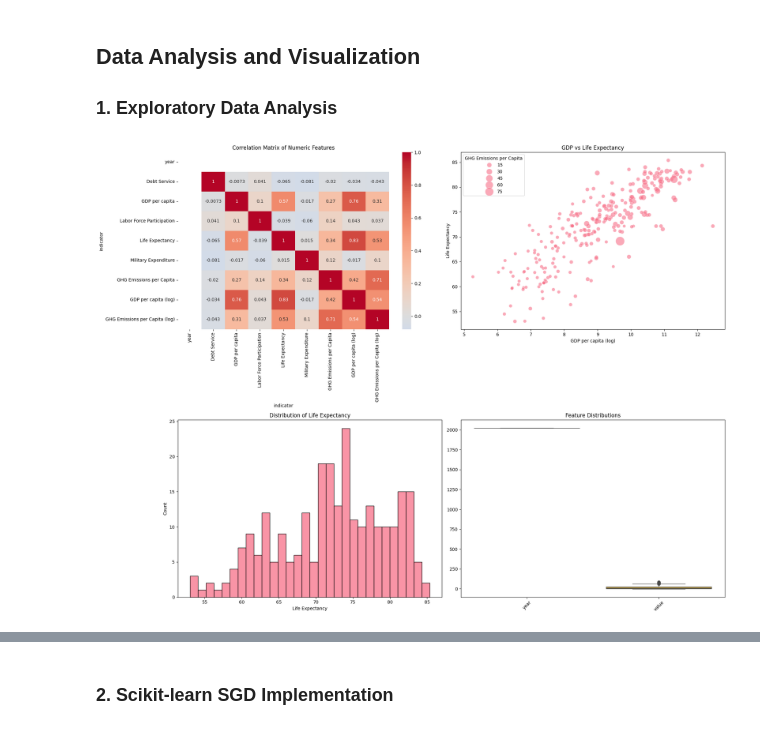
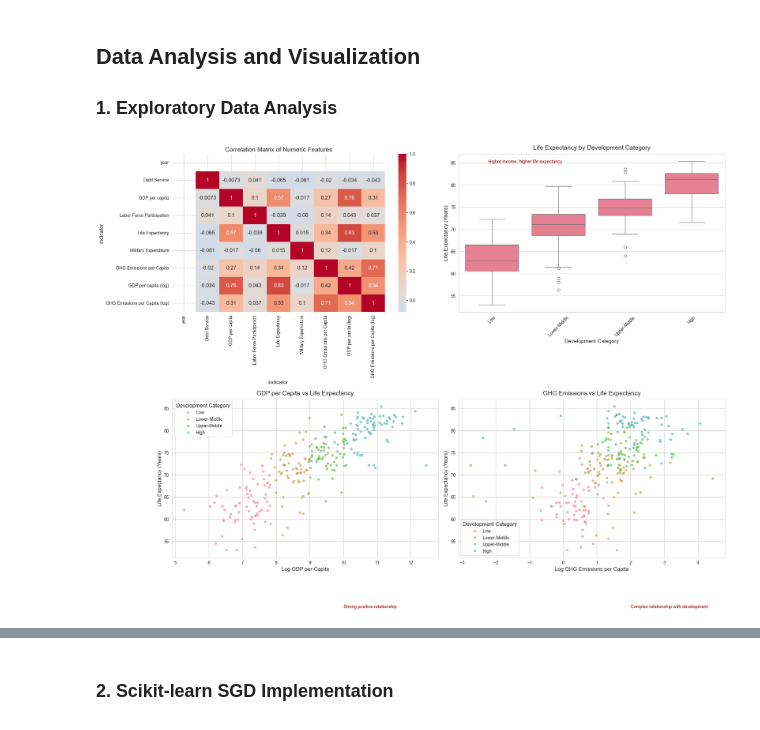
Before and after one commit to harryt50/INDE577_WDI, a Jupyter notebook: supervised learning/gradient_descent/gradient_descent_notebook.ipynb, the cells around one changed output, grey strips where cells are left out. Cells and saved outputs as stored; diff of their text form; code cells hidden in the pictures.

```diff
--- a/supervised learning/gradient_descent/gradient_descent_notebook.ipynb
+++ b/supervised learning/gradient_descent/gradient_descent_notebook.ipynb
@@ -223,6 +123,13 @@ def preprocess_data(df):
     numeric_columns = df_recent.select_dtypes(include=[np.number]).columns
     df_recent[numeric_columns] = df_recent[numeric_columns].fillna(df_recent[numeric_columns].mean())
 
+       # Create development categories based on GDP per capita
+    df_recent['Development Category'] = pd.qcut(
+        df_recent['GDP per capita'],
+        q=4,
+        labels=['Low', 'Lower-Middle', 'Upper-Middle', 'High']
+    )
+
     # Remove outliers using IQR method
     Q1 = df_recent['Life Expectancy'].quantile(0.25)
     Q3 = df_recent['Life Expectancy'].quantile(0.75)
@@ -231,6 +138,7 @@ def preprocess_data(df):
         (df_recent['Life Expectancy'] >= Q1 - 1.5 * IQR) &
         (df_recent['Life Expectancy'] <= Q3 + 1.5 * IQR)
     ]
+
 
     return df_clean
 
@@ -266,47 +174,77 @@ Data columns (total 10 columns):
 
 ### 1. Exploratory Data Analysis
 # %%
+
 def plot_exploratory_analysis(df):
-    # Create a figure with multiple subplots
-    fig = plt.figure(figsize=(20, 15))
 
-    # 1. Correlation Heatmap
+    # Check for required columns
+    required_columns = ['country', 'year', 'GDP per capita (log)', 'GHG Emissions per Capita (log)',
+                        'Life Expectancy', 'Development Category']
+    missing_columns = [col for col in required_columns if col not in df.columns]
+    if missing_columns:
+        raise ValueError(f"Missing required columns in DataFrame: {missing_columns}")
+
+    # Set the style for better visuals (minimalist, per Knaflic's principles)
+    sns.set_style("whitegrid")
+    sns.set_palette("husl")
+    plt.rcParams.update({'font.size': 12, 'axes.titlesize': 14, 'axes.labelsize': 12,
+                         'xtick.labelsize': 10, 'ytick.labelsize': 10, 'legend.fontsize': 10})
+
+    # Create a figure with subplots
+    fig = plt.figure(figsize=(20, 15))  # Adjusted size for three subplots
+
+     # 1. Correlation Heatmap
     plt.subplot(2, 2, 1)
     correlation_matrix = df.select_dtypes(include=[np.number]).corr()
     sns.heatmap(correlation_matrix, annot=True, cmap='coolwarm', center=0)
     plt.title('Correlation Matrix of Numeric Features')
 
-    # 2. GDP vs Life Expectancy
+    # 1. Life Expectancy Across Development Categories (Overview)
     plt.subplot(2, 2, 2)
+    sns.boxplot(data=df, x='Development Category', y='Life Expectancy')
+    plt.title('Life Expectancy by Development Category', pad=10)
+    plt.xlabel('Development Category')
+    plt.ylabel('Life Expectancy (Years)')
+    plt.xticks(rotation=45)
+    # Simplified annotation
+    plt.text(0.5, 85, 'Higher income, higher life expectancy', ha='center', fontsize=10, color='darkred')
+
+    # 2. GDP per Capita vs Life Expectancy (Economic Impact)
+    plt.subplot(2, 2, 3)
     sns.scatterplot(
         data=df,
         x='GDP per capita (log)',
         y='Life Expectancy',
-        size='GHG Emissions per Capita',
-        sizes=(50, 400),
+        hue='Development Category',
         alpha=0.6
     )
-    plt.title('GDP vs Life Expectancy')
+    plt.title('GDP per Capita vs Life Expectancy', pad=10)
+    plt.xlabel('Log GDP per Capita')
+    plt.ylabel('Life Expectancy (Years)')
+    # Simplified legend
+    plt.legend(title='Development Category')
+    plt.text(10, 40, 'Strong positive relationship', fontsize=10, color='darkred')
 
-    # 3. Life Expectancy Distribution
-    plt.subplot(2, 2, 3)
-    sns.histplot(data=df, x='Life Expectancy', bins=30)
-    plt.title('Distribution of Life Expectancy')
+    # 3. GHG Emissions vs Life Expectancy (Environmental Impact)
+    plt.subplot(2, 2, 4)
+    sns.scatterplot(
+        data=df,
+        x='GHG Emissions per Capita (log)',
+        y='Life Expectancy',
+        hue='Development Category',
+        alpha=0.6
+    )
+    plt.title('GHG Emissions vs Life Expectancy', pad=10)
+    plt.xlabel('Log GHG Emissions per Capita')
+    plt.ylabel('Life Expectancy (Years)')
+    plt.legend(title='Development Category')
+    plt.text(2, 40, 'Complex relationship with development', fontsize=10, color='darkred')
 
-    # 4. Feature Relationships
-    plt.subplot(2, 2, 4)
-    sns.boxplot(data=df.melt(id_vars=['country', 'year'],
-                            value_vars=['GDP per capita (log)',
-                                      'GHG Emissions per Capita (log)',
-                                      'Labor Force Participation',
-                                      'Military Expenditure']))
-    plt.xticks(rotation=45)
-    plt.title('Feature Distributions')
-
+    # Adjust layout to prevent overlap
     plt.tight_layout()
     plt.show()
 
-# Plot exploratory analysis
+# Call the function
 plot_exploratory_analysis(df_processed)
 # %% [output]
-[figure, old version]
+[figure, new version]
```
Also changed, not shown: parts of 11 cells of this notebook, 1 other file.
